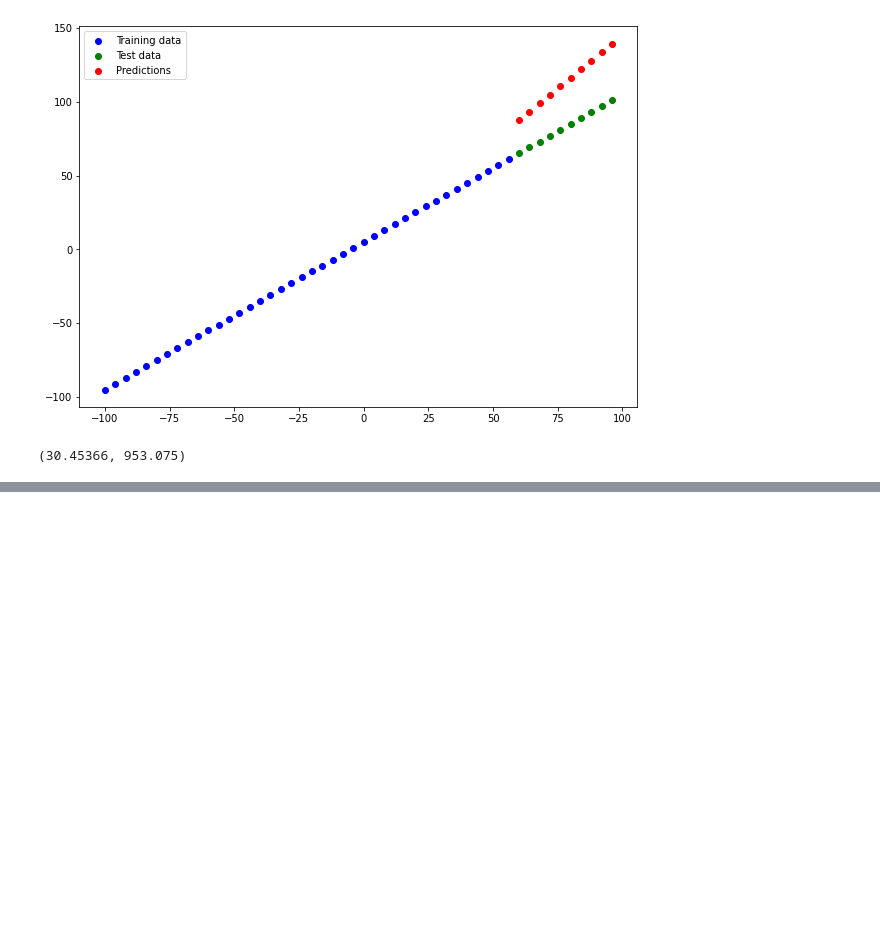
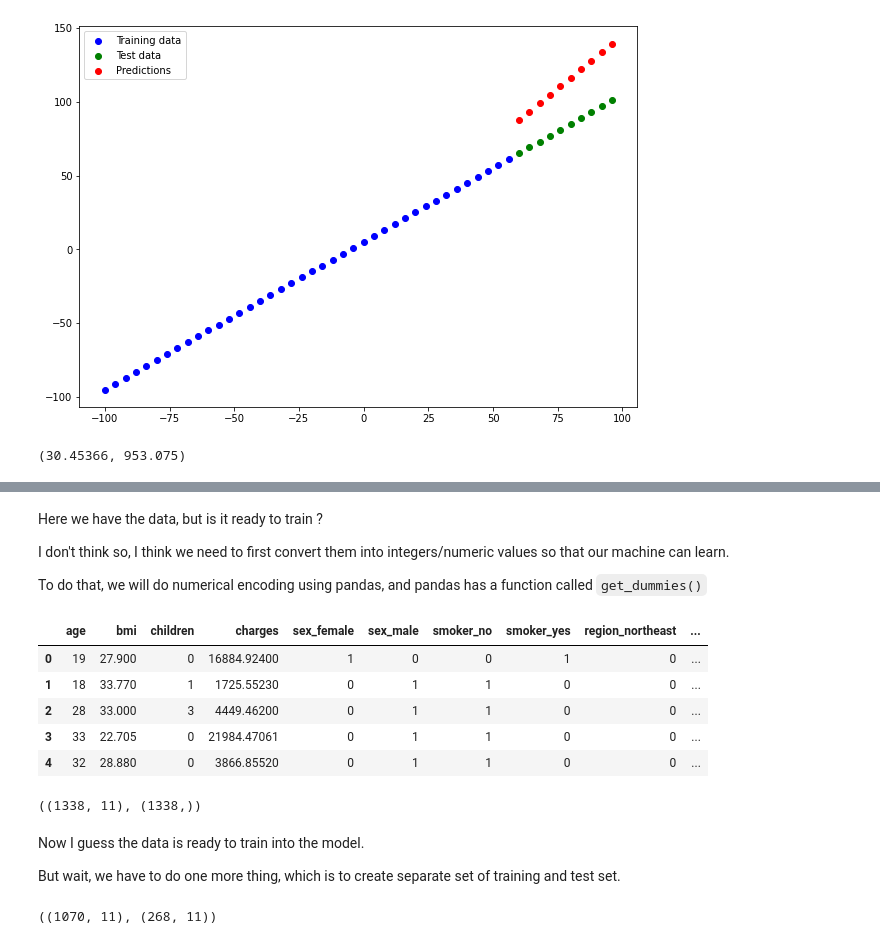
Before and after one commit to SaketMunda/tensorflow-fundamentals, a Jupyter notebook: 01_neural_network_regression_in_tensorflow.ipynb, the cells around one changed output, grey strips where cells are left out. Cells and saved outputs as stored; diff of their text form; code cells hidden in the pictures; blank space fills up the shorter version.

```diff
--- a/01_neural_network_regression_in_tensorflow.ipynb
+++ b/01_neural_network_regression_in_tensorflow.ipynb
@@ -761,0 +909,3 @@ mae_2, mse_2
+# %%
+# import the dataset
+insurance = pd.read_csv("https://raw.githubusercontent.com/stedy/Machine-Learning-with-R-datasets/master/insurance.csv")
@@ -761,0 +921,17 @@ mae_2, mse_2
+# %% [markdown]
+Here we have the data, but is it ready to train ?
+
+I don't think so, I think we need to first convert them into integers/numeric values so that our machine can learn.
+
+To do that, we will do numerical encoding using pandas, and pandas has a function called `get_dummies()`
+# %%
+# let's numerical encode all the data and store into a variable
+insurance_one_hot = pd.get_dummies(insurance)
+insurance_one_hot.head()
+# %% [output]
+|  | age | bmi | children | charges | sex_female | sex_male | smoker_no | smoker_yes | region_northeast | ... |
+| 0 | 19 | 27.900 | 0 | 16884.92400 | 1 | 0 | 0 | 1 | 0 | ... |
+| 1 | 18 | 33.770 | 1 | 1725.55230 | 0 | 1 | 1 | 0 | 0 | ... |
+| 2 | 28 | 33.000 | 3 | 4449.46200 | 0 | 1 | 1 | 0 | 0 | ... |
+| 3 | 33 | 22.705 | 0 | 21984.47061 | 0 | 1 | 1 | 0 | 0 | ... |
+| 4 | 32 | 28.880 | 0 | 3866.85520 | 0 | 1 | 1 | 0 | 0 | ... |
@@ -761,0 +942,9 @@ mae_2, mse_2
+# %%
+# lets see the shape
+X.shape, y.shape
+# %% [output]
+((1338, 11), (1338,))
+# %% [markdown]
+Now I guess the data is ready to train into the model.
+
+But wait, we have to do one more thing, which is to create separate set of training and test set.
@@ -761,0 +956,4 @@ mae_2, mse_2
+# %%
+X_train.shape, X_test.shape
+# %% [output]
+((1070, 11), (268, 11))
```
Also changed, not shown: parts of 63 cells of this notebook.
